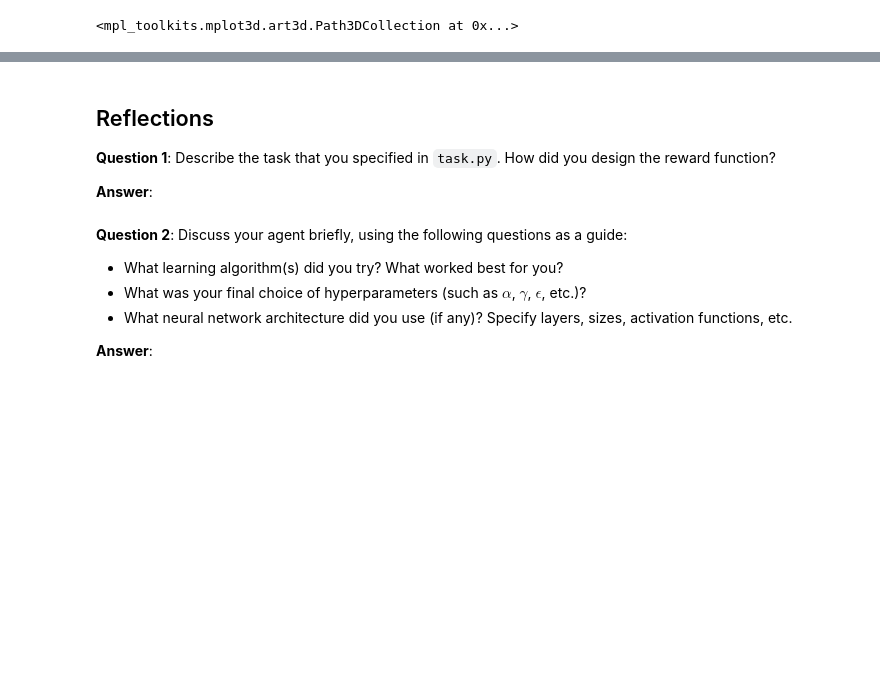
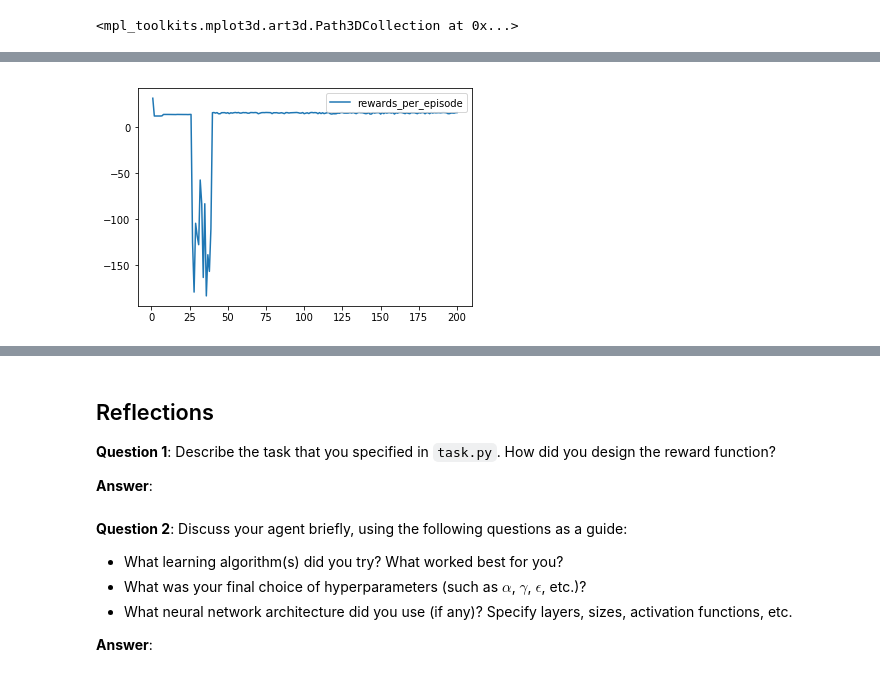
Before and after one commit to jalalirs/Quadcopter-RL, a Jupyter notebook: Quadcopter_Project.ipynb, the cells around one changed output, grey strips where cells are left out. Cells and saved outputs as stored; diff of their text form; code cells hidden in the pictures; blank space fills up the shorter version.

```diff
--- a/Quadcopter_Project.ipynb
+++ b/Quadcopter_Project.ipynb
@@ -224,10 +224,10 @@ from task import Task
 import numpy as np
 import time
 import operator
-num_episodes = 50
+num_episodes = 200
 target_pos = np.array([-40., 50., 150.])
 init_pose = np.array([0.0, 0.0, 10.0, 0.0, 0.0, 0.0])
-task = Task(init_pose=init_pose,target_pos=target_pos, reward="distance_angle")
+task = Task(init_pose=init_pose,target_pos=target_pos, reward="cylinder")
 agent = DDPG(task)
 best_reward = -1000
 
@@ -241,6 +241,7 @@ b_episode_rewards = []
 velocities = []
 rewards = []
 angles = []
+
 for i_episode in range(1, num_episodes+1):
     state = agent.reset_episode() # start a new episode
     total_reward = 0
@@ -270,7 +271,7 @@ for i_episode in range(1, num_episodes+1):
 
     if total_reward >  b_episode_v:
         b_episode_v = total_reward
-        b_episode_i   = i_episode - 1
+        b_episode_i = i_episode - 1
     rewards.append(e_rewards)
     pathway = np.array(pathway)
     pathways.append(pathway)
@@ -359,0 +308,10 @@ plt.plot(np.linspace(0,3.14,100),y)
+# %%
+import matplotlib.pyplot as plt
+%matplotlib inline
+# Rewards
+total_rewards_e = [sum(r) for r in rewards]
+plt.plot(range(1, num_episodes + 1), total_rewards_e, label='rewards_per_episode')
+plt.legend()
+_ = plt.ylim()
+# %% [output]
+[figure, added]
```
Also changed, not shown: parts of 7 cells of this notebook, 3 other files.
